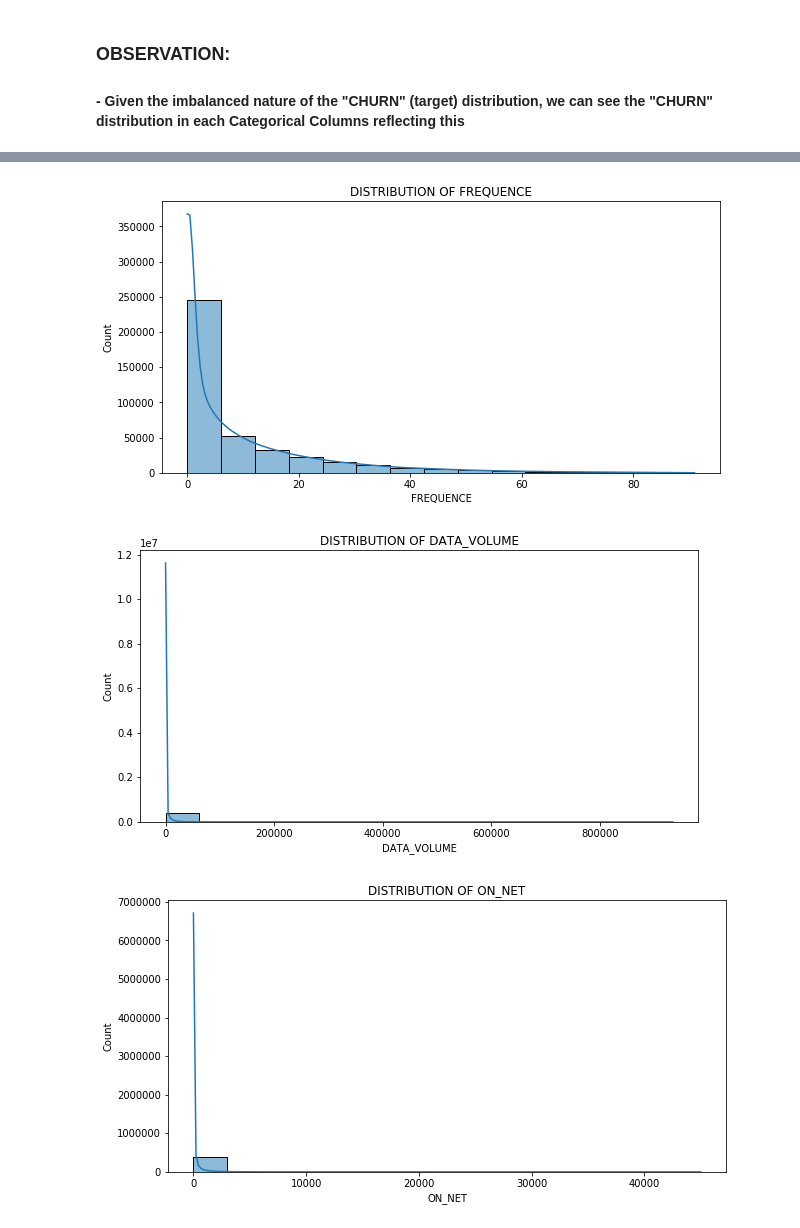
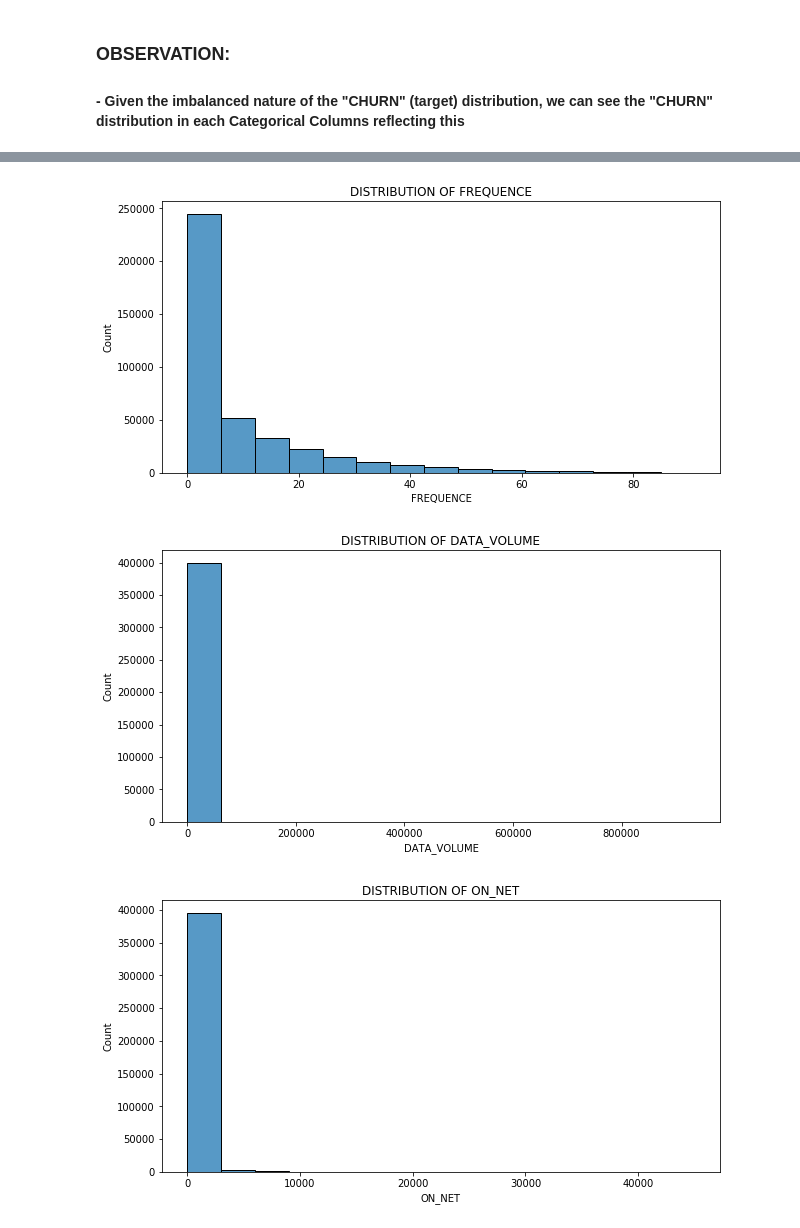
Before and after one commit to JUGG097/DSN-Expresso-Churn-Hackathon, a Jupyter notebook: Visualization.ipynb, the cells around one changed output, grey strips where cells are left out. Saved outputs shown, nothing was run; the diff lists cells and outputs as text; code cells hidden in the pictures.

Commit message:
Worked on Visualization-Numeric columns

```diff
--- a/Visualization.ipynb
+++ b/Visualization.ipynb
@@ -107,8 +109,9 @@ sns.histplot(data=train, x="REVENUE", bins =15, kde=True)
 for num_col in ['MONTANT', 'FREQUENCE_RECH', 'REVENUE',
        'ARPU_SEGMENT', 'FREQUENCE', 'DATA_VOLUME', 'ON_NET', 'ORANGE', 'TIGO',
        'ZONE1', 'ZONE2', 'FREQ_TOP_PACK']:
-#     f, ax = plt.subplots(figsize=(14, 7))
-    plt.figure(figsize=(10,5))
+    f, ax = plt.subplots(figsize=(10, 5))
+#     plt.figure(figsize=(10,5))
     plt.title(f"DISTRIBUTION OF {num_col}")
-    sns.histplot(data=train, x=num_col, bins =15, kde=True)
+    sns.histplot(data=train, x=num_col, bins =15)
+#     sns.displot(data=train, x="REVENUE", kind="kde")
 # %% [output]
@@ -119,3 +122,3 @@ for num_col in ['MONTANT', 'FREQUENCE_RECH', 'REVENUE',
-[figure, old version]
+[figure, new version]
-[figure, old version]
+[figure, new version]
-[figure, old version]
+[figure, new version]
```
Also changed, not shown: parts of 3 cells of this notebook, 1 other file.
